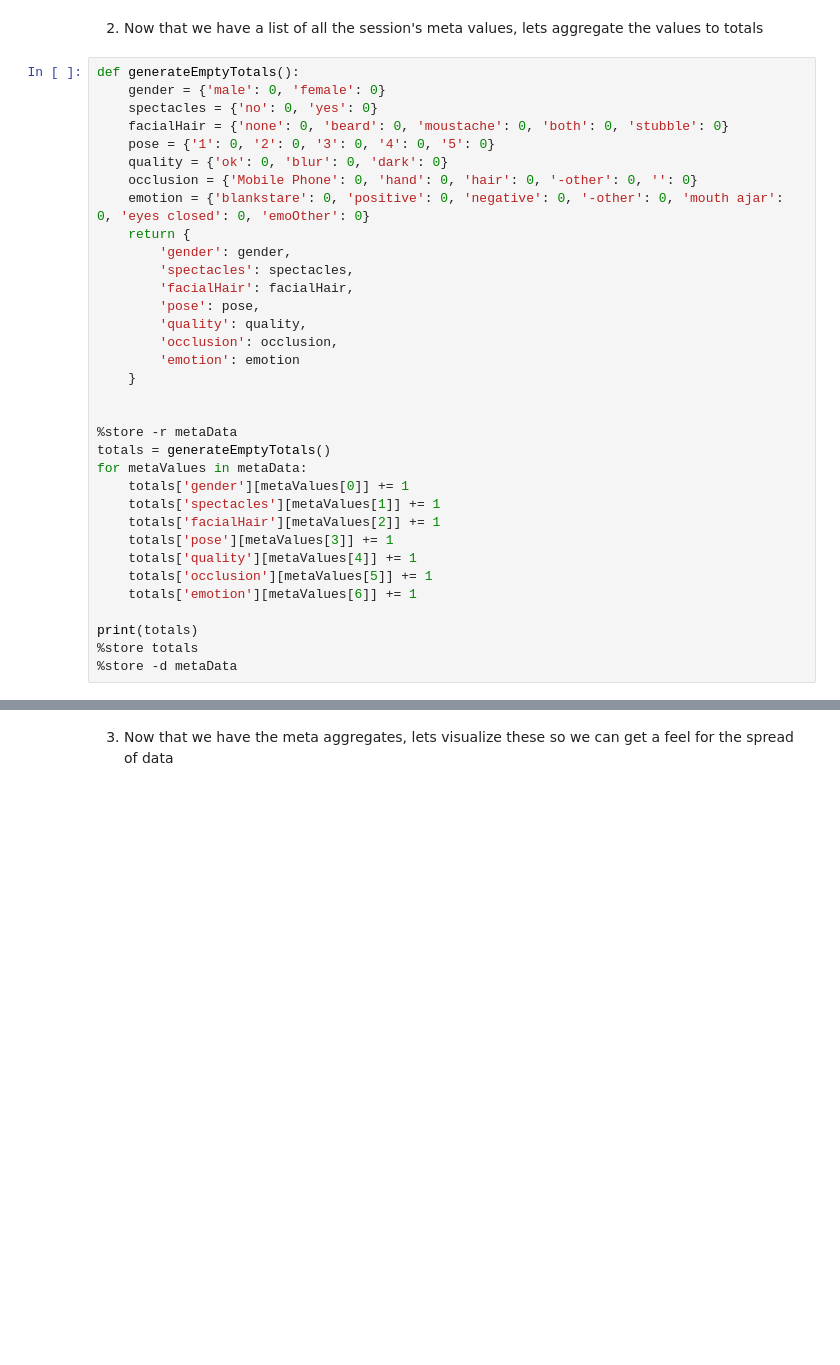
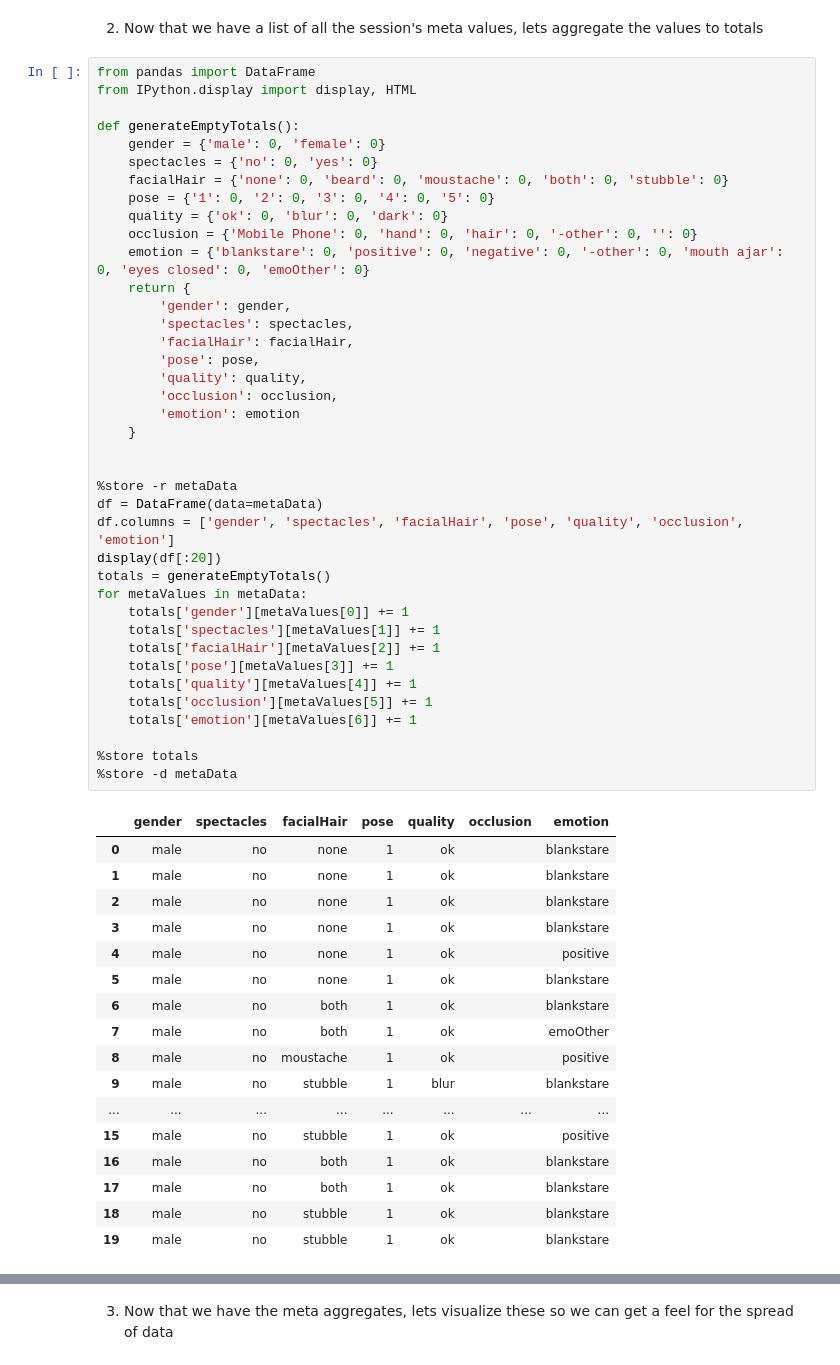
Before and after one commit to bkneis/PhotofaceDBExplorer, a Jupyter notebook: PhotofaceDataExplorer.ipynb, the cells around one changed output, grey strips where cells are left out. Cells and saved outputs as stored; diff of their text form; blank space fills up the shorter version.

Commit message:
Import pandas and print dataframe instead of raw dict

```diff
--- a/PhotofaceDataExplorer.ipynb
+++ b/PhotofaceDataExplorer.ipynb
@@ -32,37 +32,59 @@ Stored 'metaData' (list)
 # %% [markdown]
 2) Now that we have a list of all the session's meta values, lets aggregate the values to totals
 # %%
+from pandas import DataFrame
+from IPython.display import display, HTML
+
 def generateEmptyTotals():
     gender = {'male': 0, 'female': 0}
     spectacles = {'no': 0, 'yes': 0}
     facialHair = {'none': 0, 'beard': 0, 'moustache': 0, 'both': 0, 'stubble': 0}
     pose = {'1': 0, '2': 0, '3': 0, '4': 0, '5': 0}
     quality = {'ok': 0, 'blur': 0, 'dark': 0}
     occlusion = {'Mobile Phone': 0, 'hand': 0, 'hair': 0, '-other': 0, '': 0}
     emotion = {'blankstare': 0, 'positive': 0, 'negative': 0, '-other': 0, 'mouth ajar': 0, 'eyes closed': 0, 'emoOther': 0}
     return {
         'gender': gender,
         'spectacles': spectacles,
         'facialHair': facialHair,
         'pose': pose,
         'quality': quality,
         'occlusion': occlusion,
         'emotion': emotion
     }
 
 
 %store -r metaData
+df = DataFrame(data=metaData)
+df.columns = ['gender', 'spectacles', 'facialHair', 'pose', 'quality', 'occlusion', 'emotion']
+display(df[:20])
 totals = generateEmptyTotals()
 for metaValues in metaData:
     totals['gender'][metaValues[0]] += 1
     totals['spectacles'][metaValues[1]] += 1
     totals['facialHair'][metaValues[2]] += 1
     totals['pose'][metaValues[3]] += 1
     totals['quality'][metaValues[4]] += 1
     totals['occlusion'][metaValues[5]] += 1
     totals['emotion'][metaValues[6]] += 1
 
-print(totals)
 %store totals
 %store -d metaData
 # %% [output]
+|  | gender | spectacles | facialHair | pose | quality | occlusion | emotion |
+| 0 | male | no | none | 1 | ok |  | blankstare |
+| 1 | male | no | none | 1 | ok |  | blankstare |
+| 2 | male | no | none | 1 | ok |  | blankstare |
+| 3 | male | no | none | 1 | ok |  | blankstare |
+| 4 | male | no | none | 1 | ok |  | positive |
+| 5 | male | no | none | 1 | ok |  | blankstare |
+| 6 | male | no | both | 1 | ok |  | blankstare |
+| 7 | male | no | both | 1 | ok |  | emoOther |
+| 8 | male | no | moustache | 1 | ok |  | positive |
+| 9 | male | no | stubble | 1 | blur |  | blankstare |
+| ... | ... | ... | ... | ... | ... | ... | ... |
+| 15 | male | no | stubble | 1 | ok |  | positive |
+| 16 | male | no | both | 1 | ok |  | blankstare |
+| 17 | male | no | both | 1 | ok |  | blankstare |
+| 18 | male | no | stubble | 1 | ok |  | blankstare |
+| 19 | male | no | stubble | 1 | ok |  | blankstare |
```
Also changed, not shown: parts of 8 cells of this notebook.
